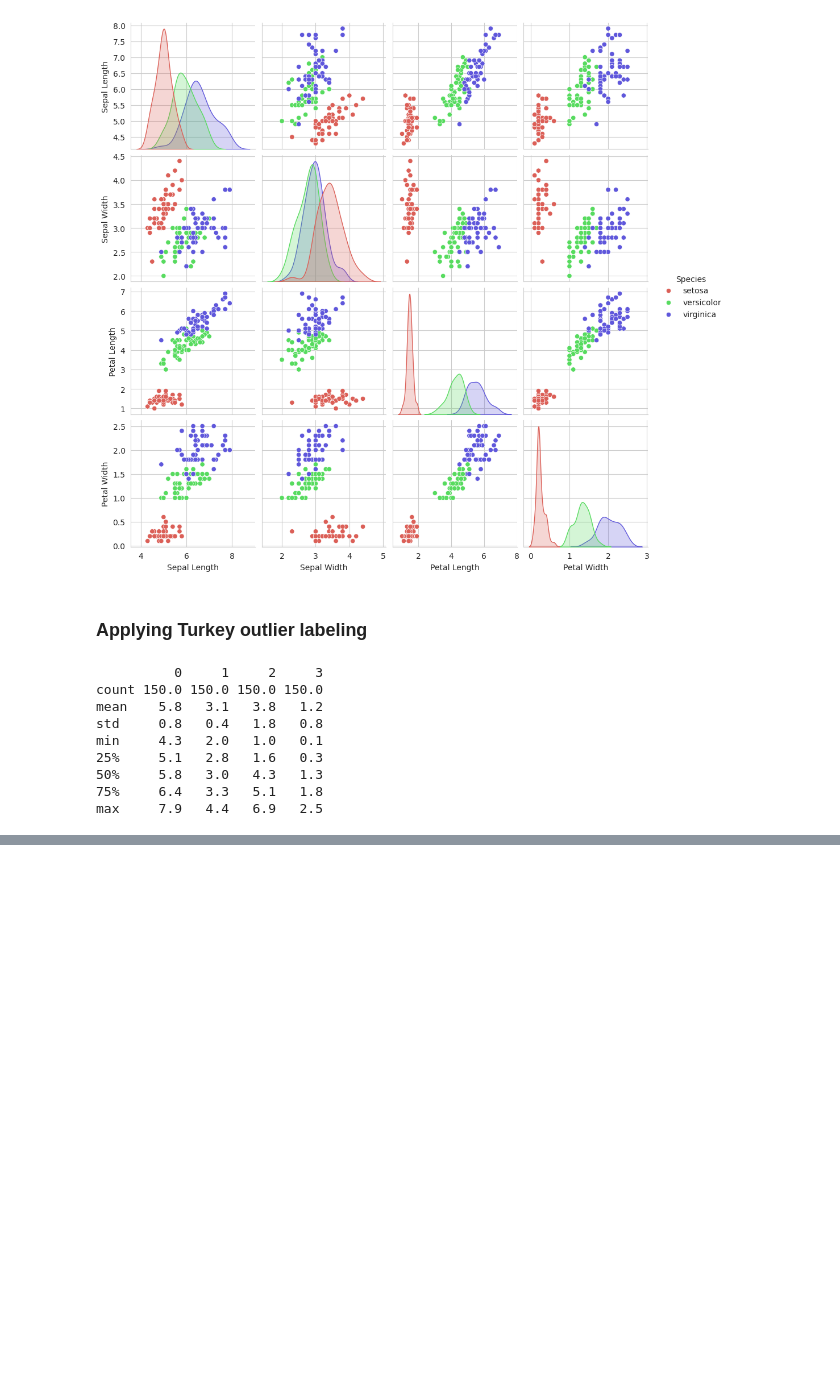
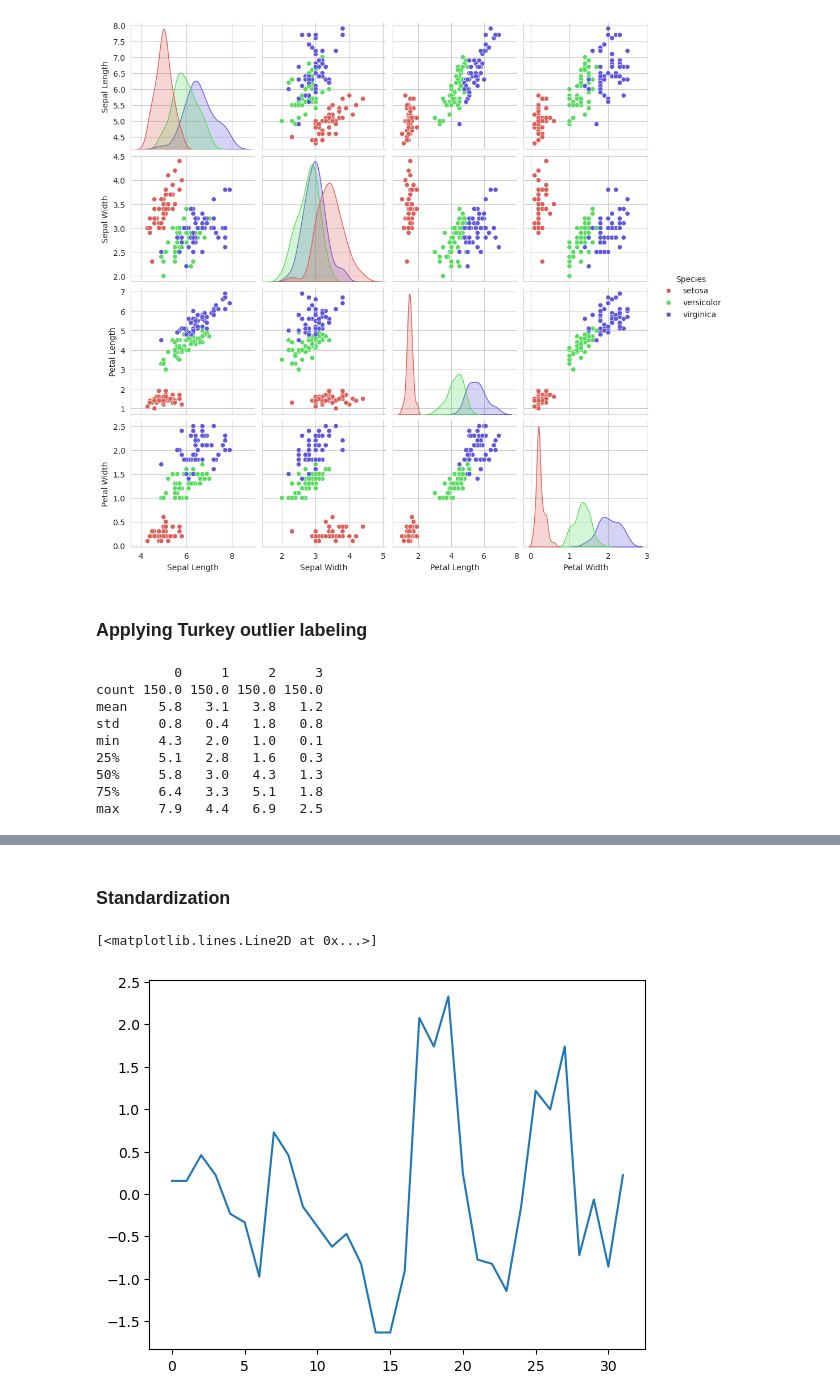
Before and after one commit to Mahdi90s/Python_repository, a Jupyter notebook: Python_Code/Python_Learning.ipynb, the cells around one changed output, grey strips where cells are left out. Saved outputs shown, nothing was run; the diff lists cells and outputs as text; code cells hidden in the pictures; blank space fills up the shorter version.

```diff
--- a/Python_Code/Python_Learning.ipynb
+++ b/Python_Code/Python_Learning.ipynb
@@ -1685,0 +1795,8 @@ max     7.9   4.4   6.9   2.5
+# %% [markdown]
+### Standardization
+# %%
+standard_scalar = scale (dataset[['mpg']])
+plt.plot(standard_scalar)
+# %% [output]
+[<matplotlib.lines.Line2D at 0x...>]
+[figure, added]
```
Also changed, not shown: parts of 75 cells of this notebook.
